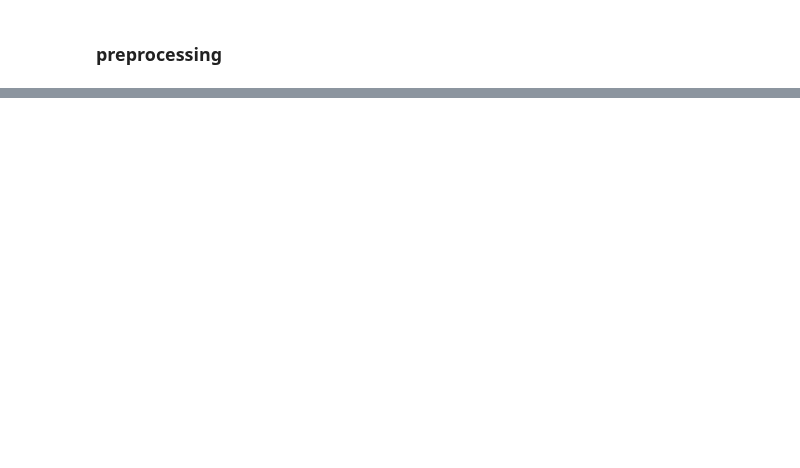
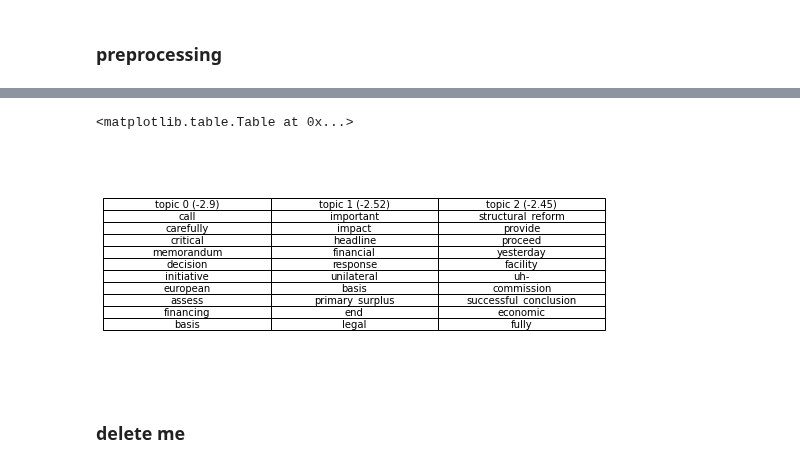
Before and after one commit to ariansajina/master-thesis, a Jupyter notebook: notebooks/topic_models.ipynb, the cells around one changed output, grey strips where cells are left out. Saved outputs shown, nothing was run; the diff lists cells and outputs as text; code cells hidden in the pictures; blank space fills up the shorter version.

```diff
--- a/notebooks/topic_models.ipynb
+++ b/notebooks/topic_models.ipynb
@@ -117,0 +356,11 @@ dictionary.filter_extremes(
+# %%
+import re
+
+first_n = 10
+
+topic_sep = re.compile(r'0\.[0-9]{3}\*"|"')
+
+model_topics = np.array([re.sub(topic_sep , '', model_topic).
+    split(' + ') for topic_no , model_topic in lda_model.print_topics(num_words=first_n)])
+
+model_topics
@@ -117,0 +389,15 @@ dictionary.filter_extremes(
+# %%
+fig, ax = plt.subplots(figsize=(9,4))
+
+ax.axis('off')
+ax.table(model_topics.T,
+         colLabels=[f'topic {i} ({c})' for i,c in enumerate(np.around(coherence_per_topic,2))],
+         cellLoc='center',
+         loc='center')
+
+# this is probably better done by hand in latex
+# %% [output]
+<matplotlib.table.Table at 0x...>
+[figure, added]
+# %% [markdown]
+### delete me
```
Also changed, not shown: parts of 111 cells of this notebook.
